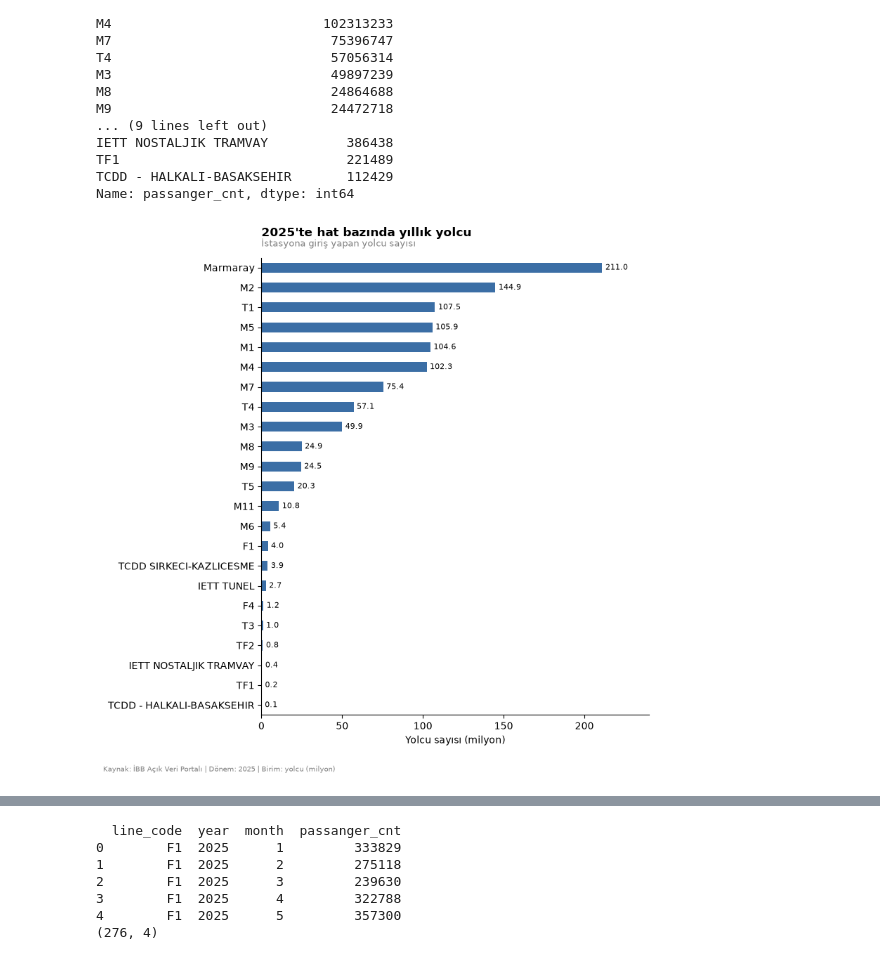
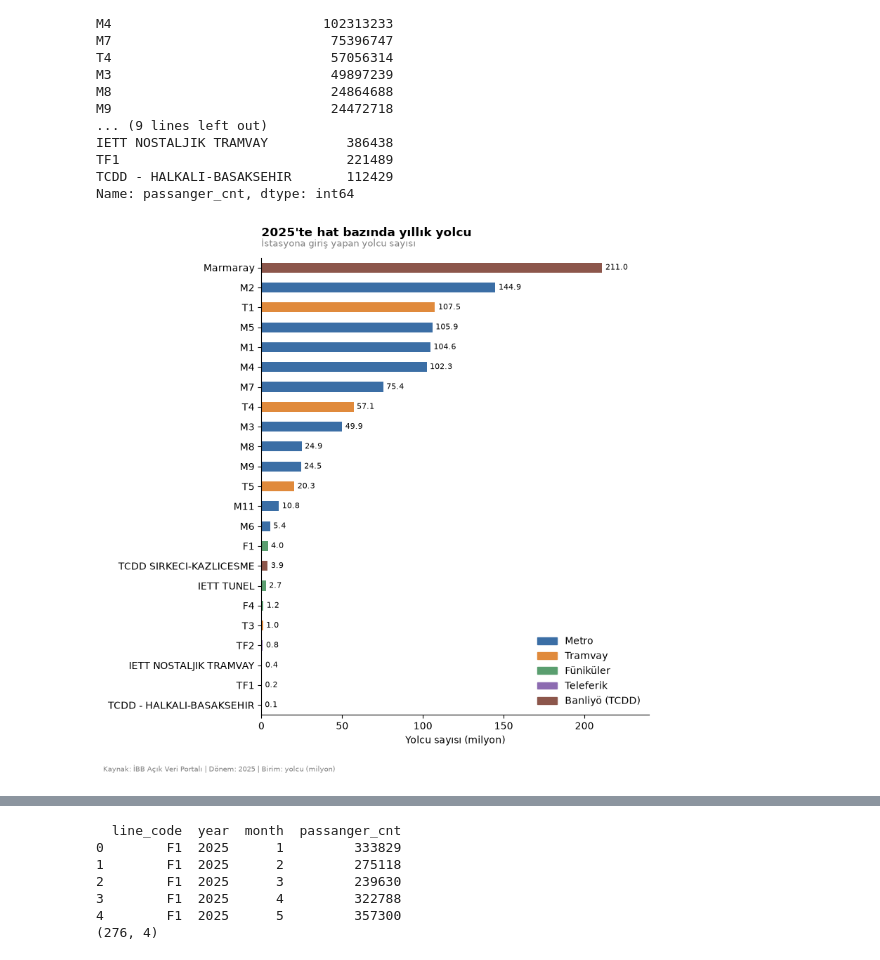
Before and after one commit to IsmailSamiB/-istanbul-rayli-sistemler, a Jupyter notebook: analiz.ipynb, the cells around one changed output, grey strips where cells are left out. Drawn from its saved outputs; the diff is of its cells as text; code cells hidden in the pictures.

```diff
--- a/analiz.ipynb
+++ b/analiz.ipynb
@@ -28,0 +22,38 @@ yolcu["age"] = pd.Categorical(yolcu["age"], categories=yas_sirasi, ordered=True)
+# %%
+ANA_RENK = "#3b6ea5"
+VURGU_RENK = "#c2185b"
+KAYNAK = "İBB Açık Veri Portalı"
+
+TUR_RENK = {
+    "Metro": "#3b6ea5",
+    "Tramvay": "#e08a3c",
+    "Füniküler": "#5a9e6f",
+    "Teleferik": "#8c6bb1",
+    "Banliyö (TCDD)": "#8c564b",
+}
+
+def hat_turu(kod):
+    if kod == "Marmaray" or kod.startswith("TCDD"):
+        return "Banliyö (TCDD)"
+    if kod == "IETT TUNEL":
+        return "Füniküler"
+    if kod == "IETT NOSTALJIK TRAMVAY":
+        return "Tramvay"
+    if kod.startswith("TF"):
+        return "Teleferik"
+    if kod.startswith("M"):
+        return "Metro"
+    if kod.startswith("T"):
+        return "Tramvay"
+    return "Füniküler"
+
+def baslik_ekle(ax, baslik, altbaslik=None):
+    ax.set_title(baslik, loc="left", fontsize=12, fontweight="bold", pad=22 if altbaslik else 10)
+    if altbaslik:
+        ax.text(0, 1.02, altbaslik, transform=ax.transAxes, fontsize=9, color="gray", va="bottom")
+
+def footer_ekle(fig, donem, birim, not_metni=None):
+    satir = f"Kaynak: {KAYNAK} | Dönem: {donem} | Birim: {birim}"
+    if not_metni:
+        satir = not_metni + "\n" + satir
+    fig.text(0.01, 0.01, satir, fontsize=7, color="gray", va="bottom")
@@ -49,22 +113,25 @@ TCDD - HALKALI-BASAKSEHIR       112429
 Name: passanger_cnt, dtype: int64
 # %%
 veri = (hat_yolcu / 1_000_000).sort_values()
+renkler = [TUR_RENK[hat_turu(kod)] for kod in veri.index]
+turler = sorted({hat_turu(kod) for kod in veri.index}, key=list(TUR_RENK).index)
 
 fig, ax = plt.subplots(figsize=(8, 8))
-veri.plot(kind="barh", ax=ax, color=ANA_RENK)
+veri.plot(kind="barh", ax=ax, color=renkler)
 
 for i, deger in enumerate(veri):
     ax.text(deger + 2, i, f"{deger:.1f}", va="center", fontsize=8)
 
 ax.spines[["top", "right"]].set_visible(False)
+ax.legend(handles=[Patch(color=TUR_RENK[tur], label=tur) for tur in turler], loc="lower right", frameon=False)
 baslik_ekle(ax, "2025'te hat bazında yıllık yolcu", "İstasyona giriş yapan yolcu sayısı")
 ax.set_xlabel("Yolcu sayısı (milyon)")
 ax.set_ylabel("")
 ax.set_xlim(0, 240)
 
 footer_ekle(fig, "2025", "yolcu (milyon)")
 plt.tight_layout(rect=[0, 0.04, 1, 1])
 plt.savefig("figures/hat_bazli_yolcu.png", dpi=150)
 plt.show()
 # %% [output]
-[figure, old version]
+[figure, new version]
```
Also changed, not shown: parts of 44 cells of this notebook, 5 other files.
